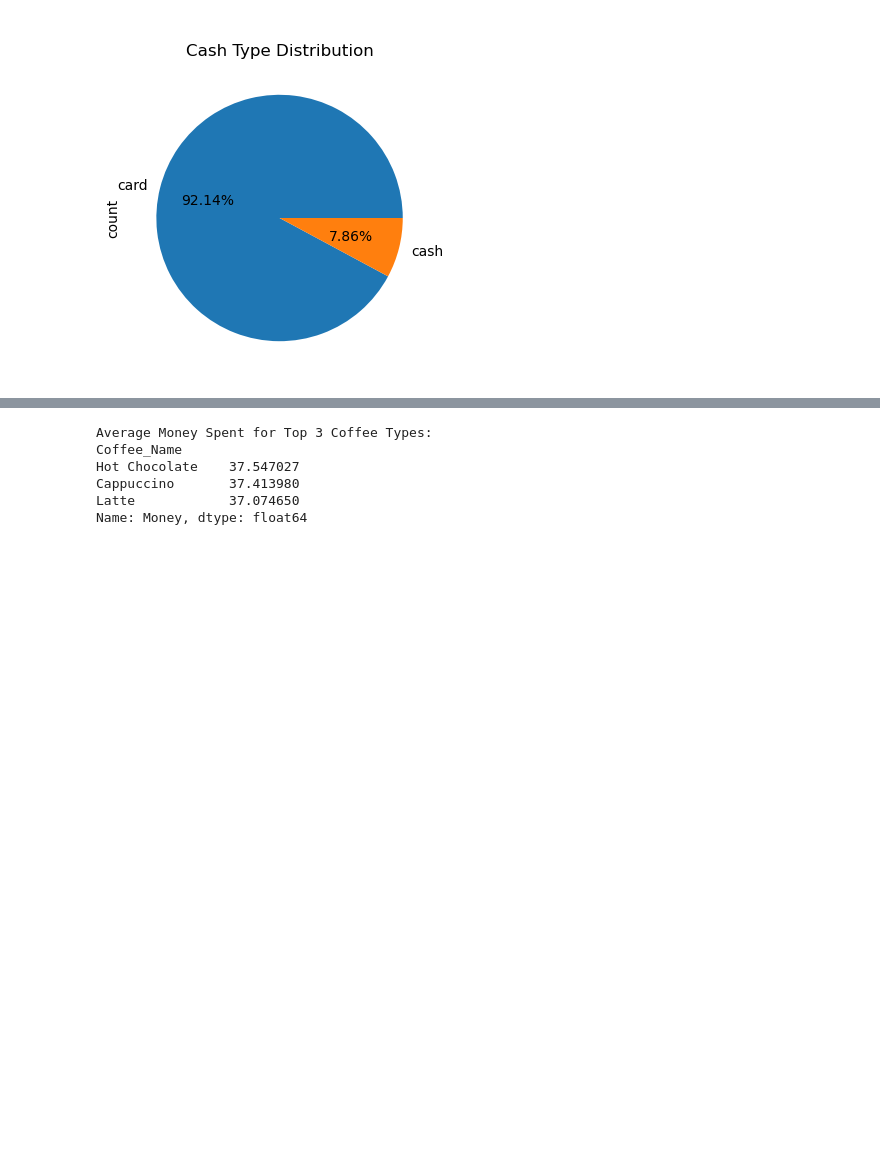
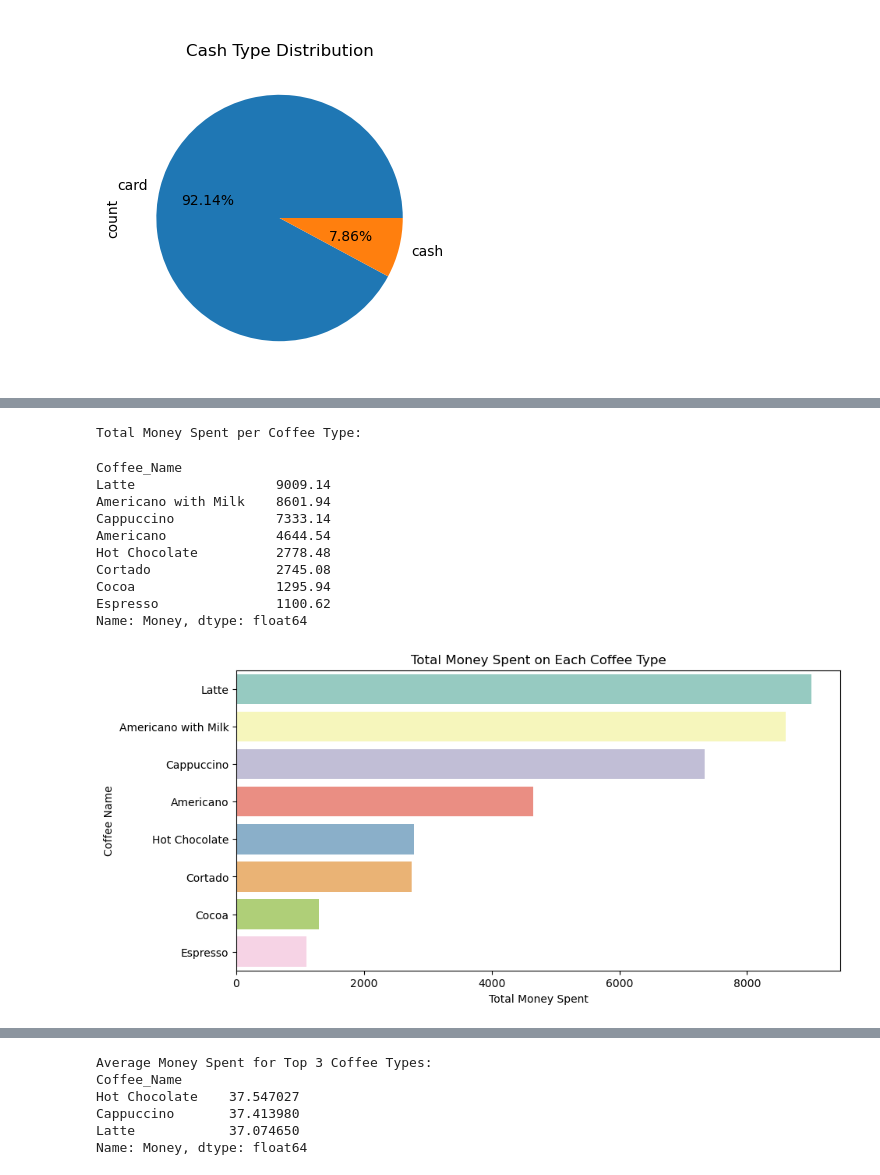
Before and after one commit to SayantiSaha014/Coffee-Sales, a Jupyter notebook: coffee_sales.ipynb, the cells around one changed output, grey strips where cells are left out. Saved outputs shown, nothing was run; the diff lists cells and outputs as text; code cells hidden in the pictures; blank space fills up the shorter version.

```diff
--- a/coffee_sales.ipynb
+++ b/coffee_sales.ipynb
@@ -186,3 +233,31 @@ Name: count, dtype: int64
+# %%
+# Money spent on each coffee type
+coffee_money_spent = coffee.groupby('Coffee_Name')['Money'].sum().sort_values(ascending=False)
+
+# Displaying the result
+print("Total Money Spent per Coffee Type:")
+display(coffee_money_spent)
+
+# Visualizing total money spent on each coffee type
+plt.figure(figsize=(10, 5))
+sns.barplot(x=coffee_money_spent.values, y=coffee_money_spent.index, palette='Set3')
+plt.title('Total Money Spent on Each Coffee Type')
+plt.xlabel('Total Money Spent')
+plt.ylabel('Coffee Name')
+plt.show()
+# %% [output]
+Total Money Spent per Coffee Type:
+Coffee_Name
+Latte                  9009.14
+Americano with Milk    8601.94
+Cappuccino             7333.14
+Americano              4644.54
+Hot Chocolate          2778.48
+Cortado                2745.08
+Cocoa                  1295.94
+Espresso               1100.62
+Name: Money, dtype: float64
+[figure, added]
 # %%
 # Average money spent per coffee type
 average_money_per_coffee = coffee.groupby('Coffee_Name')['Money'].mean().sort_values(ascending=False)
```
Also changed, not shown: parts of 14 cells of this notebook.
